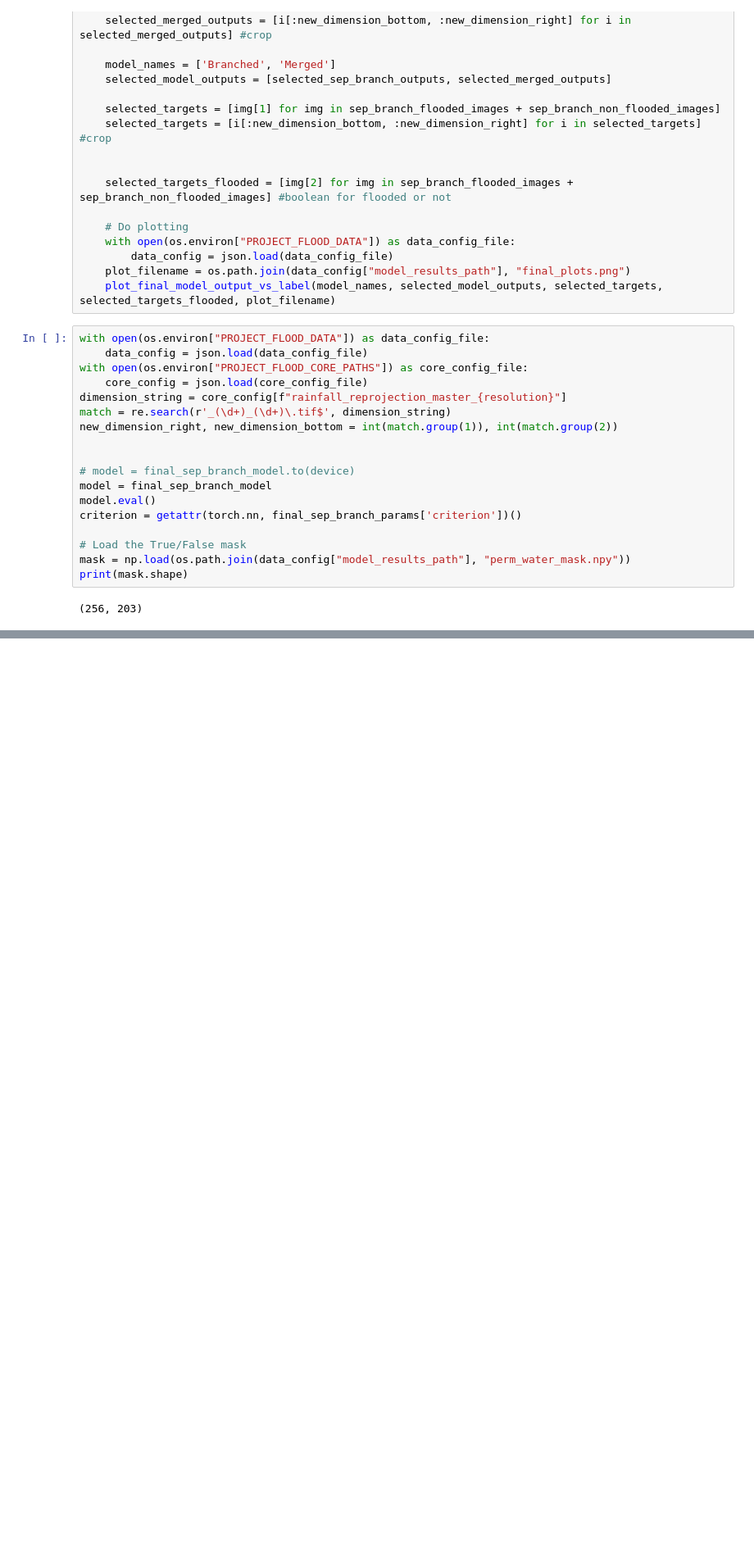
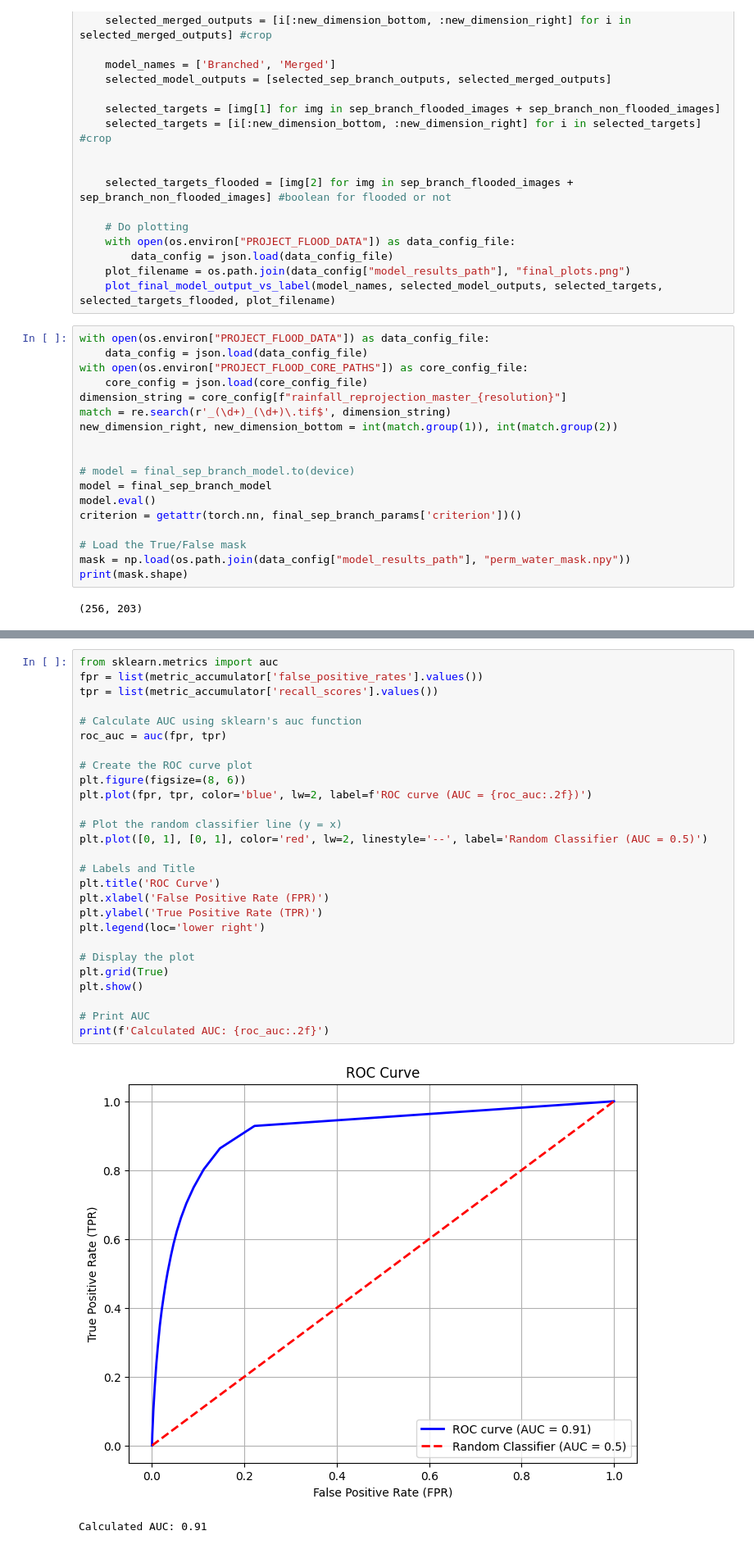
Before and after one commit to VarunKhandekar/ProjectFlood, a Jupyter notebook: evaluation/final_evaluation_testing.ipynb, the cells around one changed output, grey strips where cells are left out. Shown at 82% size. Saved outputs shown, nothing was run; the diff lists cells and outputs as text; blank space fills up the shorter version.

```diff
--- a/evaluation/final_evaluation_testing.ipynb
+++ b/evaluation/final_evaluation_testing.ipynb
@@ -244,0 +295,30 @@ metric_accumulator
+# %%
+from sklearn.metrics import auc
+fpr = list(metric_accumulator['false_positive_rates'].values())
+tpr = list(metric_accumulator['recall_scores'].values())
+
+# Calculate AUC using sklearn's auc function
+roc_auc = auc(fpr, tpr)
+
+# Create the ROC curve plot
+plt.figure(figsize=(8, 6))
+plt.plot(fpr, tpr, color='blue', lw=2, label=f'ROC curve (AUC = {roc_auc:.2f})')
+
+# Plot the random classifier line (y = x)
+plt.plot([0, 1], [0, 1], color='red', lw=2, linestyle='--', label='Random Classifier (AUC = 0.5)')
+
+# Labels and Title
+plt.title('ROC Curve')
+plt.xlabel('False Positive Rate (FPR)')
+plt.ylabel('True Positive Rate (TPR)')
+plt.legend(loc='lower right')
+
+# Display the plot
+plt.grid(True)
+plt.show()
+
+# Print AUC
+print(f'Calculated AUC: {roc_auc:.2f}')
+# %% [output]
+[figure, added]
+Calculated AUC: 0.91
```
Also changed, not shown: parts of 4 cells of this notebook, 2 other files.
